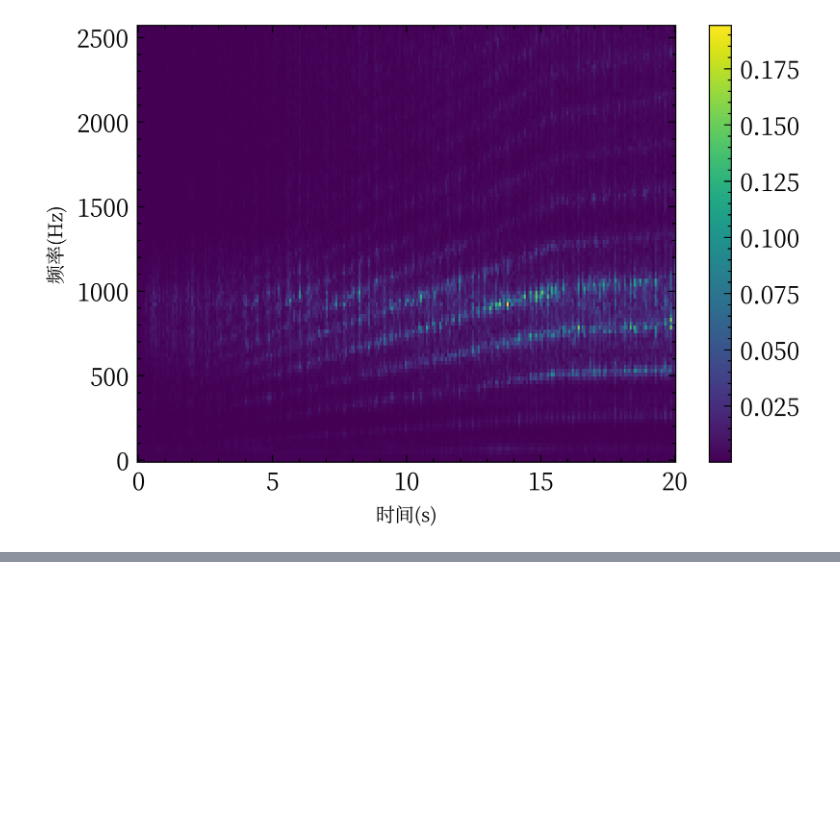
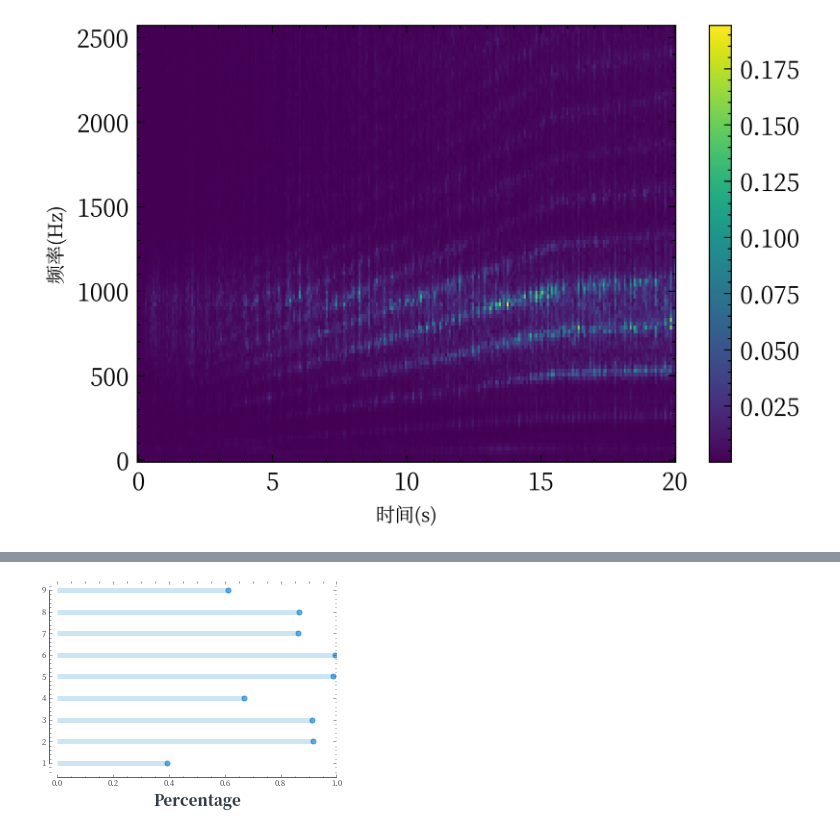
Before and after one commit to bakulaibuji/AdaClust_CompoundFaults, a Jupyter notebook: plot/plot.ipynb, the cells around one changed output, grey strips where cells are left out. Saved outputs shown, nothing was run; the diff lists cells and outputs as text; code cells hidden in the pictures; blank space fills up the shorter version.

```diff
--- a/plot/plot.ipynb
+++ b/plot/plot.ipynb
@@ -121,0 +303,26 @@ plt.savefig('figs/varied_signal_stft.png', dpi=300, bbox_inches='tight', pad_inc
+# %%
+df = pd.DataFrame(index=label, data=group1)
+df2 = pd.DataFrame(index=label, data=group2)
+
+plt.rcParams['axes.edgecolor'] = '#333F4B'
+plt.rcParams['axes.linewidth'] = 0.8
+plt.rcParams['xtick.color'] = '#333F4B'
+plt.rcParams['ytick.color'] = '#333F4B'
+
+my_range = list(range(1, len(df.index) + 1))
+
+fig, ax = plt.subplots(figsize=(5, 3.5))
+plt.hlines(y=my_range, xmin=0, xmax=df[0], color='#007acc', alpha=0.2, linewidth=5)
+plt.plot(df[0], my_range, "o", markersize=5, color='#007acc', alpha=0.6)
+ax.set_xlabel('Percentage', fontsize=15, fontweight='black', color='#333F4B')
+ax.set_ylabel('')
+
+ax.spines['top'].set_visible(False)
+ax.spines['right'].set_visible(False)
+ax.spines['left'].set_bounds((1, len(my_range)))
+ax.set_xlim(0, 1)
+# add some space between the axis and the plot
+ax.spines['left'].set_position(('outward', 8))
+ax.spines['bottom'].set_position(('outward', 5))
+# %% [output]
+[figure, added]
```
Also changed, not shown: parts of 8 cells of this notebook, 4 other files.
